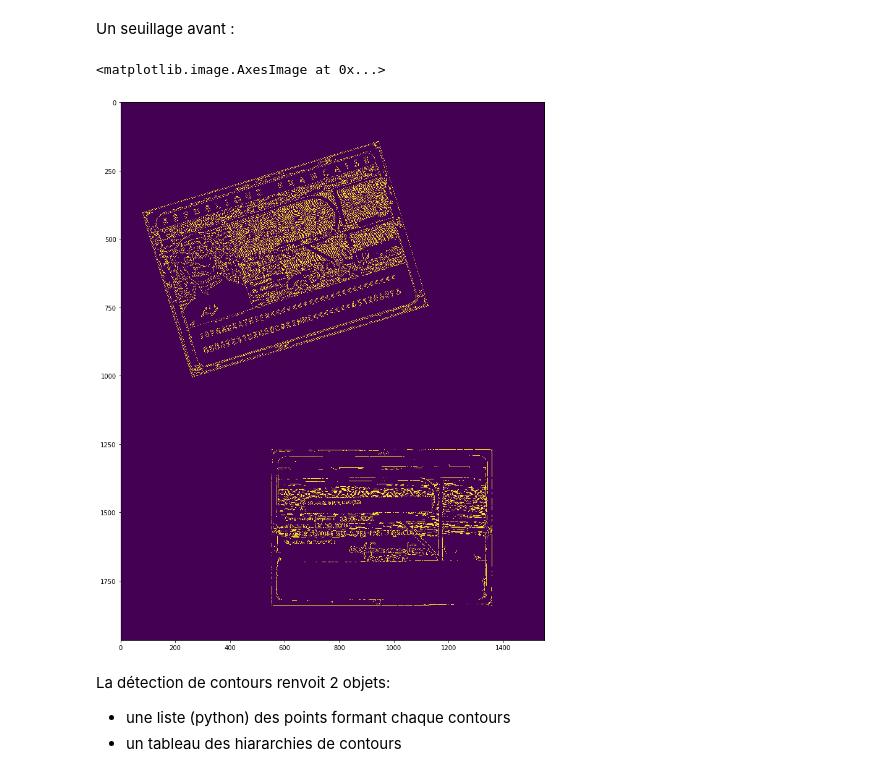
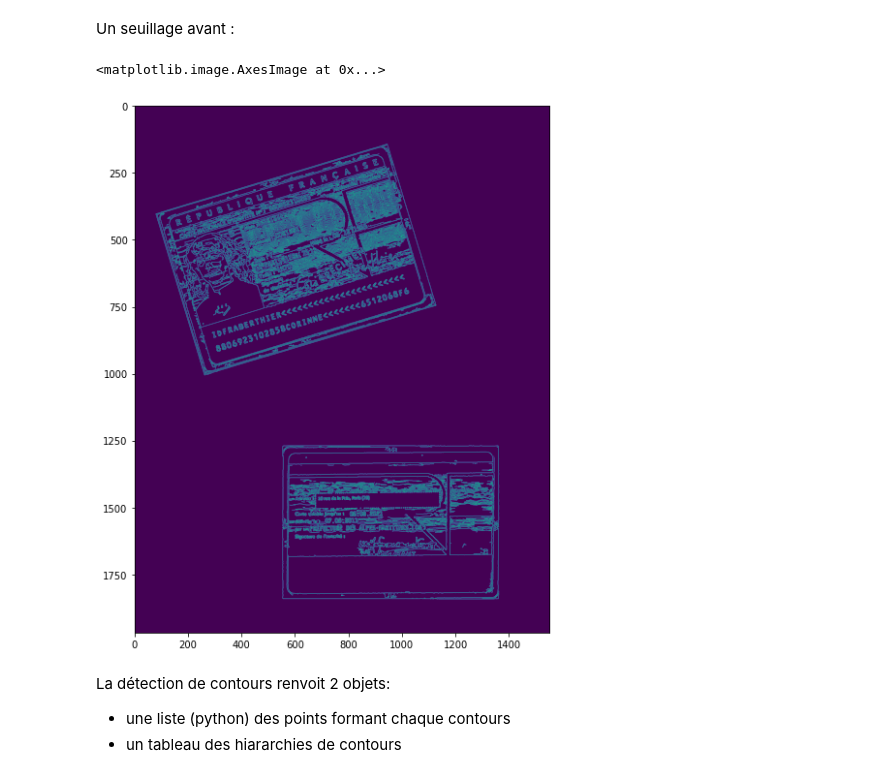
Before and after one commit to datacorner/les-tutos-datacorner.fr, a Jupyter notebook: vision-par-ordinateur/multipledocsplit/shapes_extraction.ipynb, the cells around one changed output. Saved outputs shown, nothing was run; the diff lists cells and outputs as text; code cells hidden in the pictures.

```diff
--- a/vision-par-ordinateur/multipledocsplit/shapes_extraction.ipynb
+++ b/vision-par-ordinateur/multipledocsplit/shapes_extraction.ipynb
@@ -3,7 +3,7 @@ import numpy as np
 import cv2 as cv
 from matplotlib import pyplot as plt
 # %%
-plt.rcParams['figure.figsize'] = [16, 8]
+plt.rcParams['figure.figsize'] = [20, 10]
 # %% [markdown]
 # Trouvons tous les contours principaux
 # %%
@@ -38,12 +38,12 @@ plt.imshow(edged)
 # %% [markdown]
 Un seuillage avant :
 # %%
-plt.rcParams['figure.figsize'] = [32, 16]
+plt.rcParams['figure.figsize'] = [20, 10]
 ret, thresh = cv.threshold(edged, 127, 255, 0)
 plt.imshow(thresh)
 # %% [output]
 <matplotlib.image.AxesImage at 0x...>
-[figure, old version]
+[figure, new version]
 # %%
 #contours, hierarchy = cv.findContours(thresh, cv.RETR_TREE, cv.CHAIN_APPROX_NONE)
 contours, hierarchy = cv.findContours(thresh, cv.RETR_EXTERNAL, cv.CHAIN_APPROX_NONE)
```
Also changed, not shown: parts of 31 cells of this notebook.
